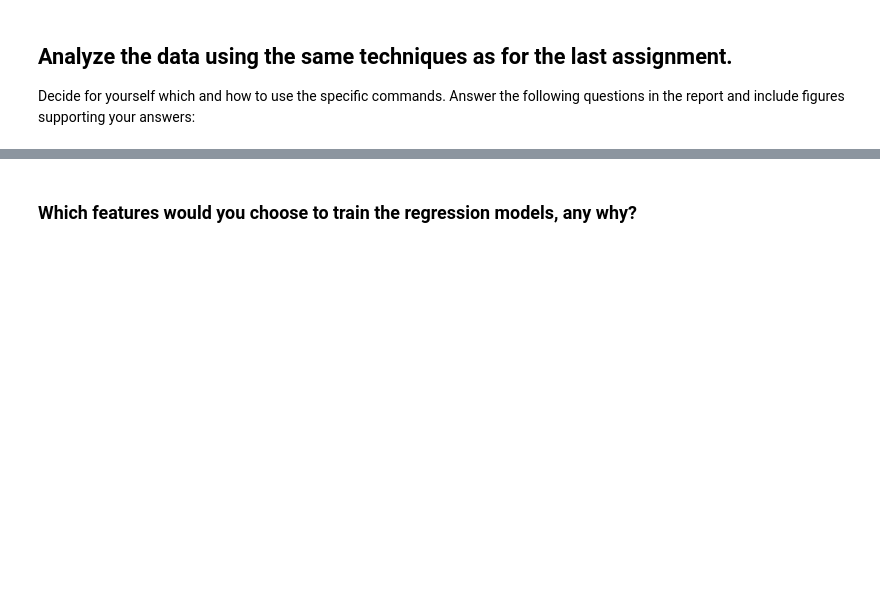
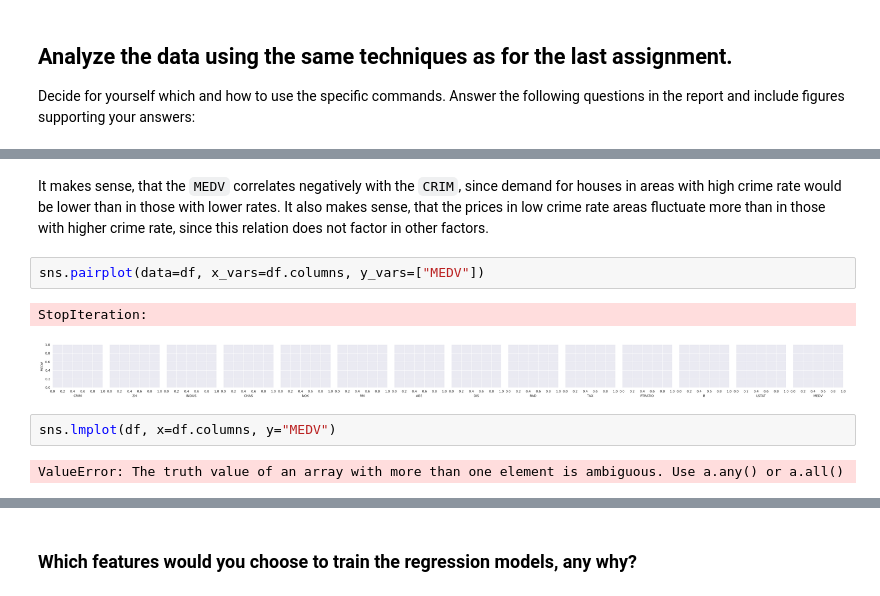
Before and after one commit to fweingartshofer/mc-ml, a Jupyter notebook: e02/boston-housing.ipynb, the cells around one changed output, grey strips where cells are left out. Cells and saved outputs as stored; diff of their text form; blank space fills up the shorter version.

```diff
--- a/e02/boston-housing.ipynb
+++ b/e02/boston-housing.ipynb
@@ -9,0 +94,12 @@ answers:
+# %% [markdown]
+It makes sense, that the `MEDV` correlates negatively with the `CRIM`, since demand for houses in areas with high crime rate would be lower than in those with lower rates.
+It also makes sense, that the prices in low crime rate areas fluctuate more than in those with higher crime rate, since this relation does not factor in other factors.
+# %%
+sns.pairplot(data=df, x_vars=df.columns, y_vars=["MEDV"])
+# %% [output]
+StopIteration:
+[figure, added]
+# %%
+sns.lmplot(df, x=df.columns, y="MEDV")
+# %% [output]
+ValueError: The truth value of an array with more than one element is ambiguous. Use a.any() or a.all()
```
Also changed, not shown: parts of 8 cells of this notebook.
